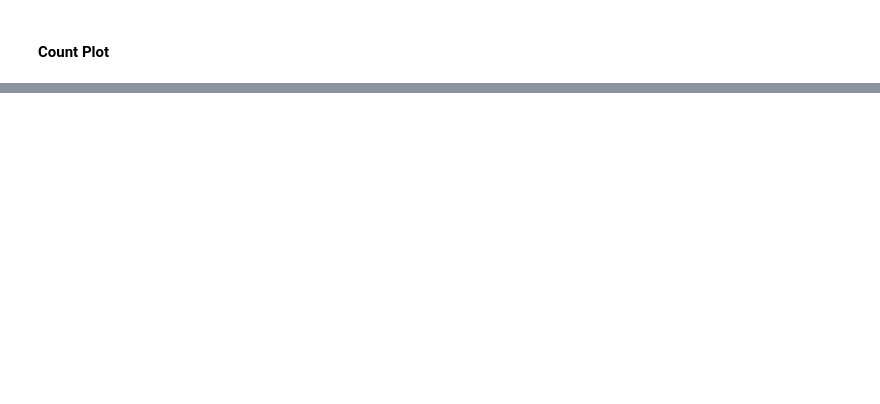
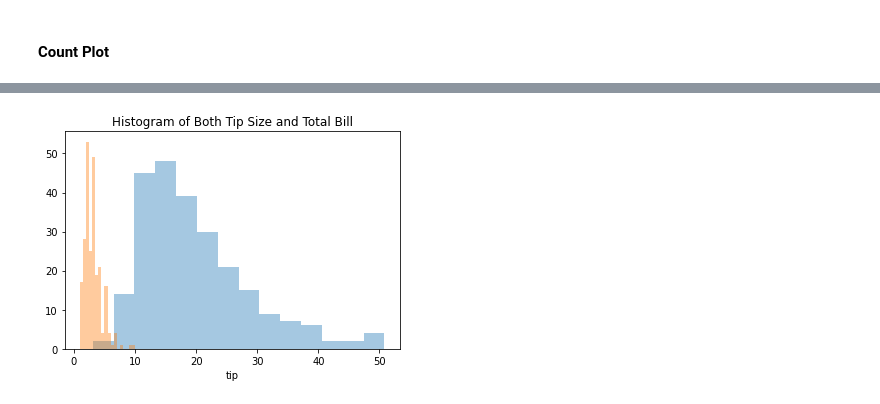
Before and after one commit to Gokulvasan-V/Coursera_practice, a Jupyter notebook: Understanding_and_Visualizing_Data_with_Python.ipynb, the cells around one changed output, grey strips where cells are left out. Saved outputs shown, nothing was run; the diff lists cells and outputs as text; code cells hidden in the pictures; blank space fills up the shorter version.

```diff
--- a/Understanding_and_Visualizing_Data_with_Python.ipynb
+++ b/Understanding_and_Visualizing_Data_with_Python.ipynb
@@ -639,0 +704,7 @@ plt.show()
+# %%
+# Plot a histogram of both the total bill and the tips'
+sns.distplot(tips_data["total_bill"], kde = False)
+sns.distplot(tips_data["tip"], kde = False).set_title("Histogram of Both Tip Size and Total Bill")
+plt.show()
+# %% [output]
+[figure, added]
```
Also changed, not shown: parts of 29 cells of this notebook.
